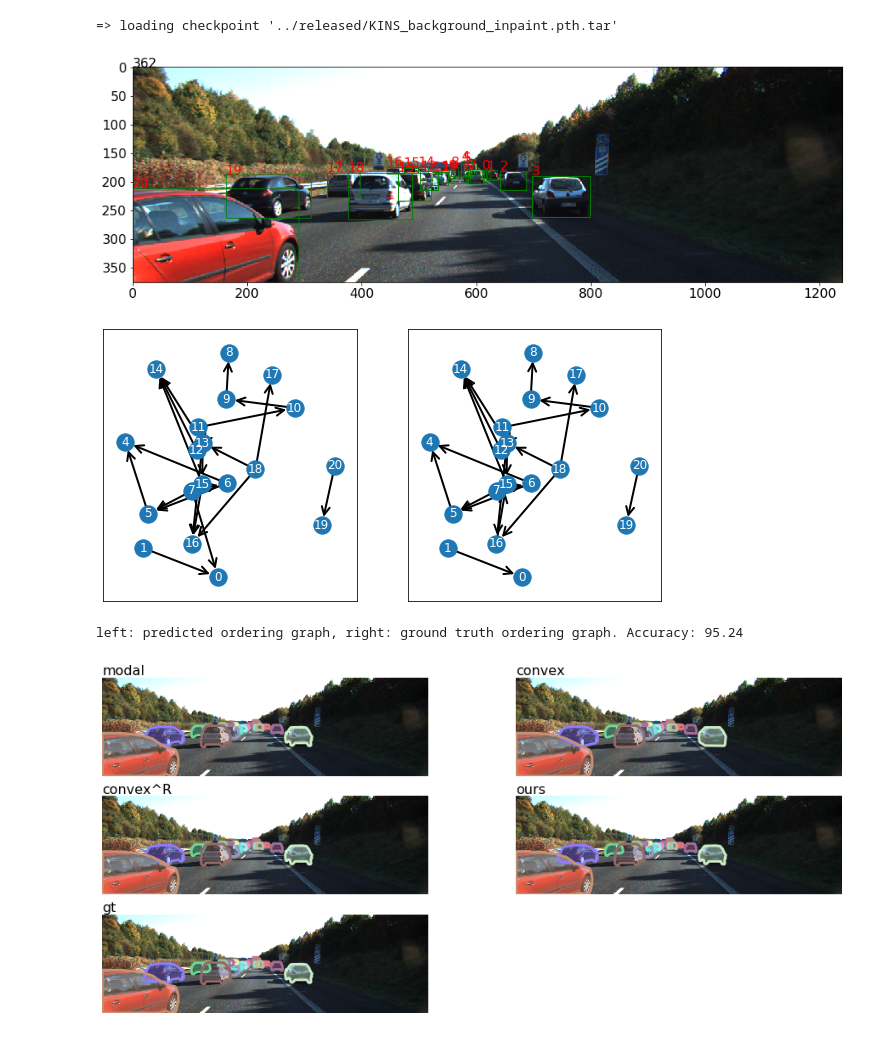
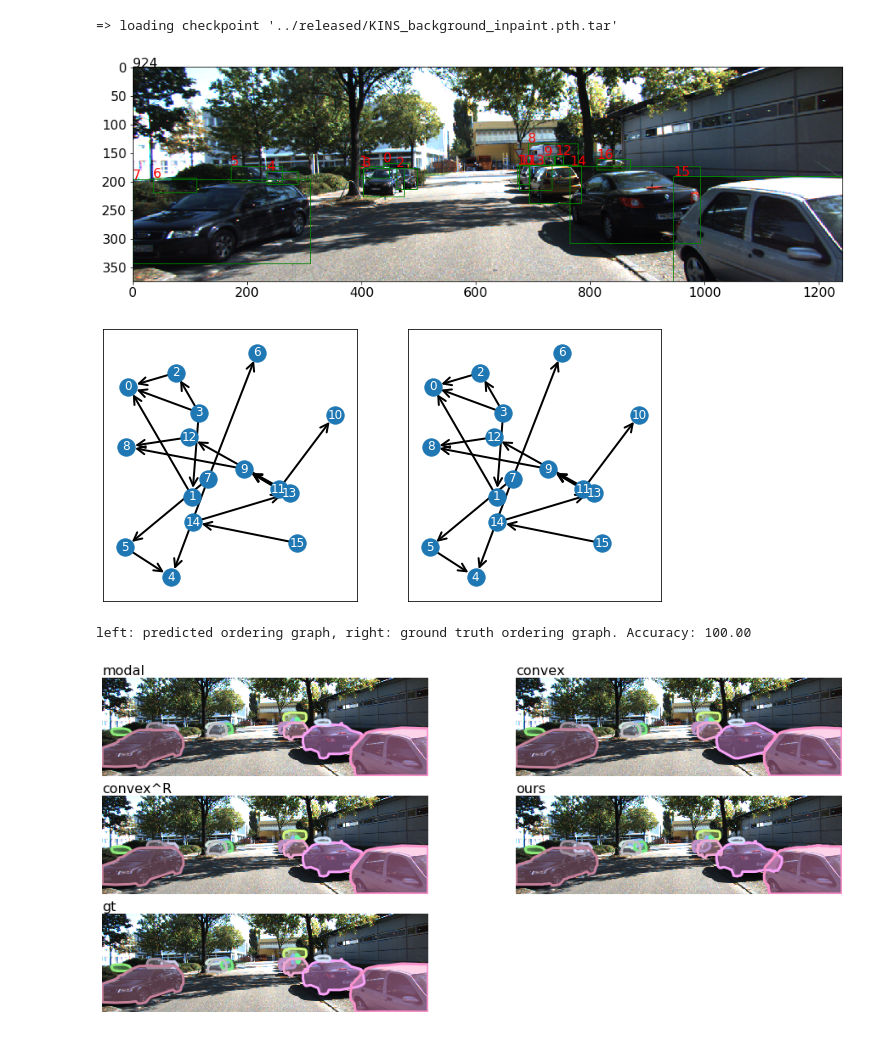
Before and after one commit to XiaohangZhan/deocclusion, a Jupyter notebook: demos/demo_kins.ipynb, the cells around one changed output. Drawn from its saved outputs; the diff is of its cells as text; code cells hidden in the pictures.

```diff
--- a/demos/demo_kins.ipynb
+++ b/demos/demo_kins.ipynb
@@ -107,23 +107,24 @@ matting_model = Matting(
     'GCAMatting/checkpoints/gca-dist-all-data/gca-dist-all-data.pth')
 # %%
 # get an image
-img_idx = np.random.choice(len(data_reader.img_ids))
+img_idx = 924
+#img_idx = np.random.choice(len(data_reader.img_ids)) # randomly choose an image
 modal, category, ori_bboxes, amodal_gt, image_fn = data_reader.get_image_instances(img_idx, with_gt=True)
 img_path = os.path.join(img_root, image_fn)
 img = Image.open(img_path)
 image = np.array(img)
 height, width = img.height, img.width
 plt.figure(figsize=(16, 16./width*height))
 plt.imshow(img)
 plt.text(0, 0, str(img_idx))
 ax = plt.gca()
 for i, bbox in enumerate(ori_bboxes):
     rect = patches.Rectangle(bbox[:2], bbox[2], bbox[3], linewidth=1, edgecolor='g', facecolor='none')
     ax.add_patch(rect)
     ax.text(bbox[0], bbox[1]-2, str(i), color='r')
 plt.show()
 # %% [output]
-[figure, old version]
+[figure, new version]
 # %%
 # infer ordering
 gt_order_matrix = infer.infer_gt_order(modal, amodal_gt)
@@ -142,8 +143,8 @@ draw_graph(gt_order_matrix, pos=pos)
 plt.show()
 print('left: predicted ordering graph, right: ground truth ordering graph. Accuracy: {:.2f}'.format(acc_occpair * 100))
 # %% [output]
-[figure, old version]
+[figure, new version]
-left: predicted ordering graph, right: ground truth ordering graph. Accuracy: 95.24
+left: predicted ordering graph, right: ground truth ordering graph. Accuracy: 100.00
 # %%
 # amodal completion
 
@@ -194,7 +195,7 @@ for i in range(len(toshow)):
 #             image_resize(image_sub[:,:,::-1], long_size=480))
 plt.show()
 # %% [output]
-[figure, old version]
+[figure, new version]
 # %%
 # content completion
 
```
Also changed, not shown: parts of 1 cell of this notebook, 1 other file.
